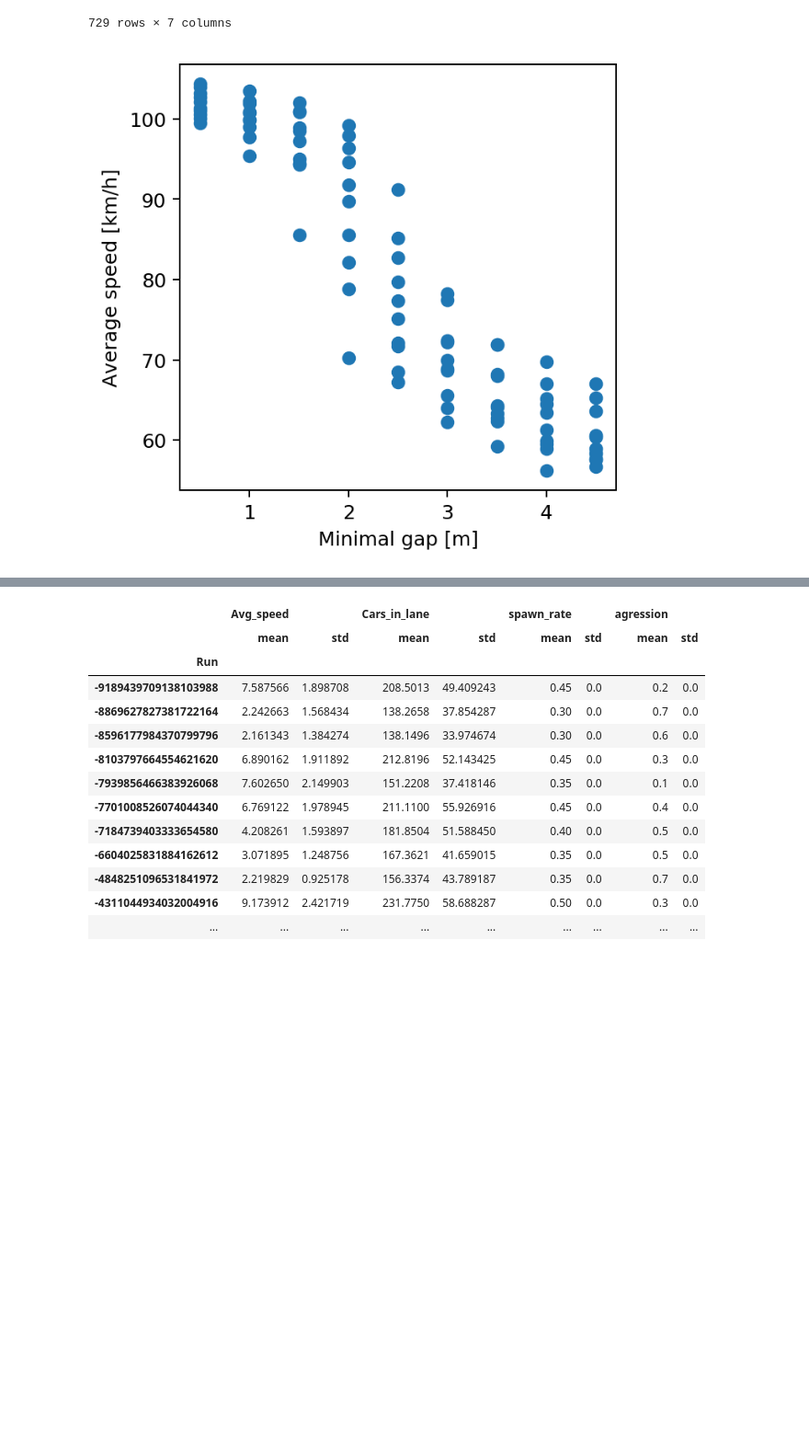
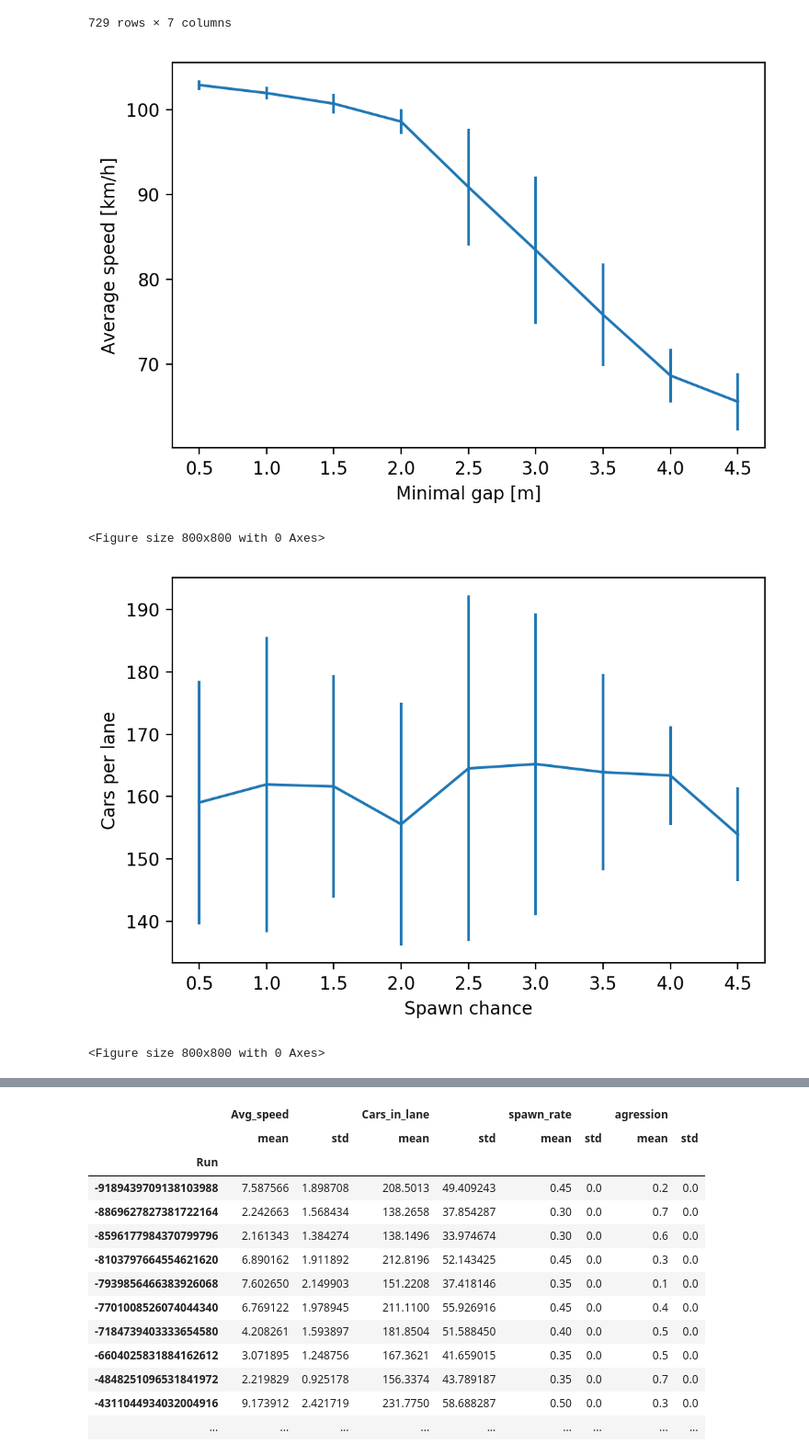
Before and after one commit to CoenHoningh/ABM, a Jupyter notebook: Data-analysis/OFAT/OFAT_anal.ipynb, the cells around one changed output, grey strips where cells are left out. Shown at 92% size. Saved outputs shown, nothing was run; the diff lists cells and outputs as text; code cells hidden in the pictures; blank space fills up the shorter version.

Commit message:
OFAT plots

```diff
--- a/Data-analysis/OFAT/OFAT_anal.ipynb
+++ b/Data-analysis/OFAT/OFAT_anal.ipynb
@@ -58,8 +55,47 @@ ofat1 = ofat1.loc[(ofat1['agression'] >= 0.3) & (ofat1['agression'] <= 0.7)]
-# %%
-plt.figure(figsize=(4, 4))
-plt.scatter(ofat1['min_gap'], ofat1['avg_speed'])
-plt.xlabel('Minimal gap [m]')
-plt.ylabel('Average speed [km/h]')
-plt.show()
-# %% [output]
-[figure, removed]
+# %%
+def std_error_calc(x,y):
+    unique_values = x.unique().tolist()
+    unique_values.sort()
+    positions = []
+    for i in unique_values:
+        counter = 0
+        cache = []
+        for k in x.tolist():
+            if i == k:
+                cache.append(counter)
+            counter = counter +1
+        positions.append(cache)
+    values = []
+    for i in positions:
+        cache = []
+        for k in i:
+            cache.append(y.tolist()[k])
+        values.append(cache)
+    errors = []
+    means = []
+    for i in values:
+        errors.append(1.96*np.std(i)/np.sqrt(len(i)))
+        means.append(np.mean(i))
+    return unique_values,means,errors
+# %%
+ofat1 = df.loc[(df['spawn_chance'] > 0.3) & (df['spawn_chance'] < 0.5)]
+ofat1 = ofat1.loc[(ofat1['agression'] >0.4) & (ofat1['agression'] < 0.6)]
+
+x,y,errors = std_error_calc(ofat1['min_gap'],ofat1['avg_speed'])
+plt.errorbar(x,y,yerr= errors)
+plt.xlabel('Minimal gap [m]')
+plt.ylabel('Average speed [km/h]')
+plt.figure(figsize=(4, 4))
+plt.show()
+
+x,y,errors = std_error_calc(ofat1['min_gap'],ofat1['cars_in_lane'])
+plt.errorbar(x,y,yerr= errors)
+plt.xlabel('Spawn chance')
+plt.ylabel('Cars per lane')
+plt.figure(figsize=(4, 4))
+plt.show()
+# %% [output]
+[figure, added]
+<Figure size 800x800 with 0 Axes>
+[figure, added]
+<Figure size 800x800 with 0 Axes>
```
Also changed, not shown: parts of 12 cells of this notebook, 1 other file.
